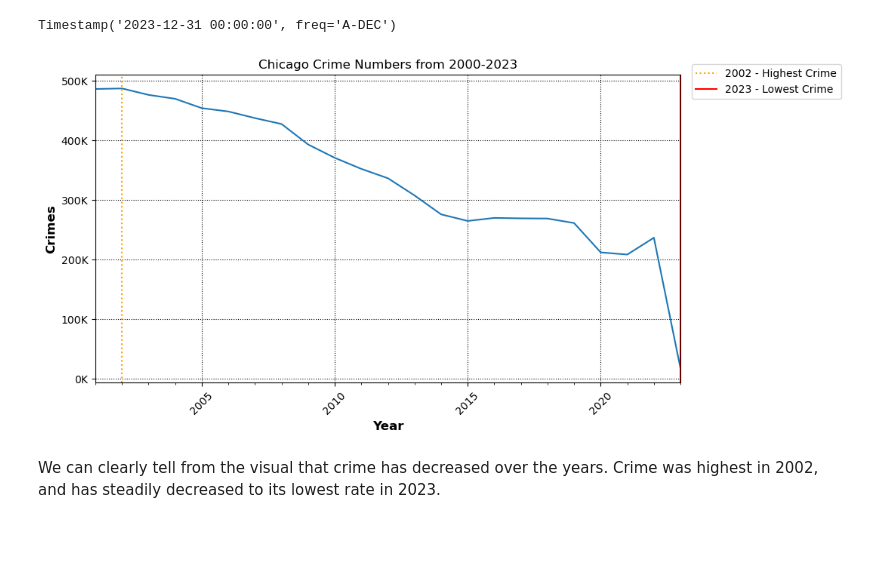
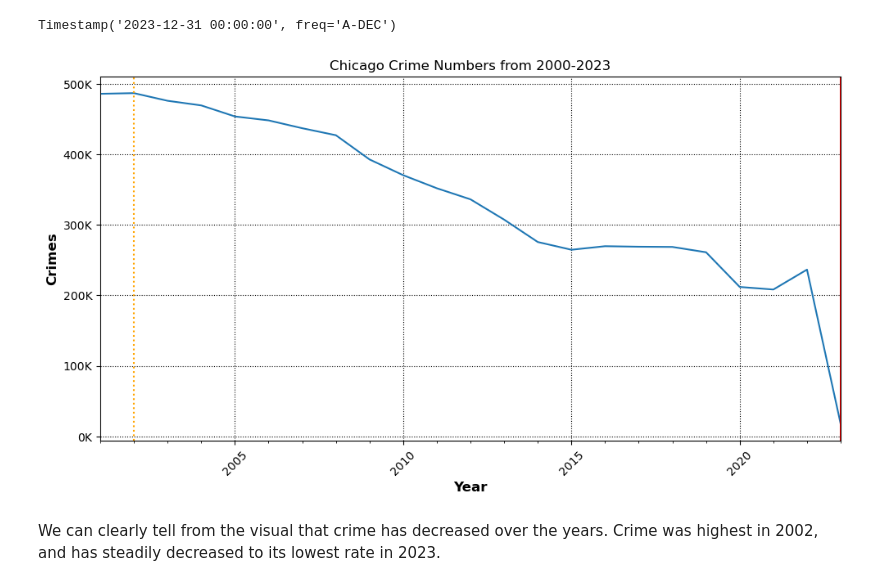
Before and after one commit to jakew4/Chicago-Crime-Data-Project, a Jupyter notebook: Part 1 - Answer reporter questions .ipynb, the cells around one changed output. Saved outputs shown, nothing was run; the diff lists cells and outputs as text; code cells hidden in the pictures; blank space fills up the shorter version.

```diff
--- a/Part 1 - Answer reporter questions .ipynb
+++ b/Part 1 - Answer reporter questions .ipynb
@@ -169,21 +173,20 @@ Timestamp('2023-12-31 00:00:00', freq='A-DEC')
 # %%
 # plot crimes over time
 fig, ax = plt.subplots(figsize = (10,6))
 ts_years.plot(ax = ax, title = 'Chicago Crime Numbers from 2000-2023')
 
 ax.set_ylabel('Crimes', fontsize= 12, fontweight= 'bold')
 ax.set_xlabel('Year', fontsize= 12, fontweight= 'bold')
 ax.grid(which= 'major',axis= 'y',color= 'k', ls=':')
 ax.grid(which= 'major',axis= 'x',color= 'k', ls=':')
 ax.yaxis.set_major_formatter(thousands)
 ax.axvline(max_crime, ls= ':',color= 'orange',label= '2002 - Highest Crime')
 ax.axvline(low_crime, ls= '-',color= 'red',label= '2023 - Lowest Crime')
-ax.legend(bbox_to_anchor=(1.01, 1.05));
-
-
+plt.tight_layout()
 fig.autofmt_xdate(rotation=45, ha= 'center')
+plt.savefig('totalCrimeOverTime.jpeg', dpi=300)
 # %% [output]
-[figure, old version]
+[figure, new version]
 # %% [markdown]
 We can clearly tell from the visual that crime has decreased over the years. Crime was highest in 2002, and has steadily decreased to its lowest rate in 2023.
 # %% [markdown]
```
Also changed, not shown: parts of 7 cells of this notebook, 6 other files.
